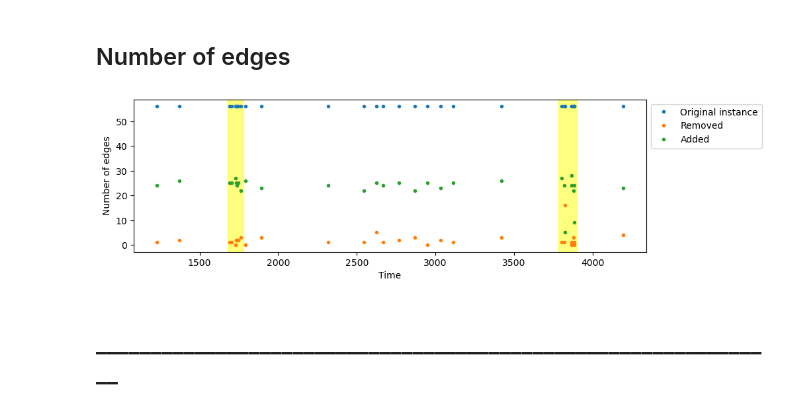
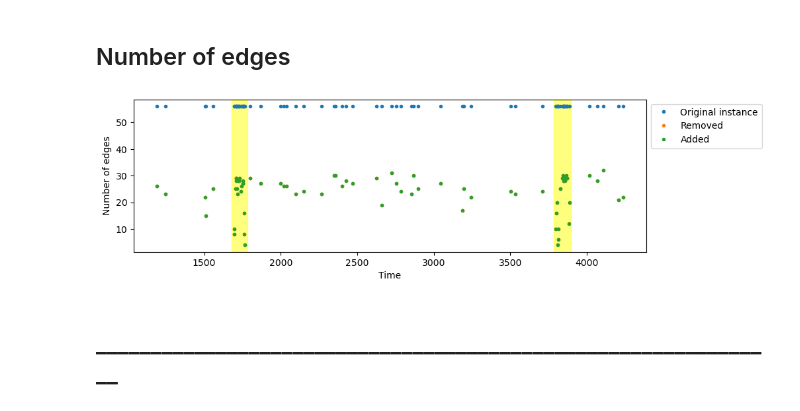
Before and after one commit to MartinaZan/CORTEX, a Jupyter notebook: 4 - plot results.ipynb, the cells around one changed output. Saved outputs shown, nothing was run; the diff lists cells and outputs as text; code cells hidden in the pictures.

```diff
--- a/4 - plot results.ipynb
+++ b/4 - plot results.ipynb
@@ -10,4 +12,4 @@ from utils_martina.my_utils import *
 # %%
-index_evaluator = 2
+index_evaluator = 1
 # %%
 # Set patient and record
@@ -200,33 +219,36 @@ def get_number_edges(evaluator):
 
         # Difference between adjacency matrices
         A_diff = g1.data - g2.data
         edges_added = nx.from_numpy_array(A_diff == -1)
         edges_removed = nx.from_numpy_array(A_diff == 1)
 
         result.append({ 'id': g1.id, 'patient_record': f"{g1.patient_id}_{g1.record_id}", 'original': G_orig.number_of_edges(), 'added': edges_added.number_of_edges(), 'removed': edges_removed.number_of_edges() })
 
     return result
 
-def plot_number_edges(evaluator, times_test):
+def plot_and_number_edges(evaluator, times_test):
     a = get_number_edges(evaluator)
     a = [entry for entry in a if entry['patient_record'] == f"{patient_id}_{record_id}"]
 
     original = [entry['original'] for entry in a]
     added = [entry['added'] for entry in a]
     removed = [entry['removed'] for entry in a]
 
     fig, ax = plt.subplots(1,figsize=(10,3))
     ax.plot(times_test, original, label='Original instance', marker='.', linestyle='')
     ax.plot(times_test, removed, label='Removed', marker='.', linestyle='')
     ax.plot(times_test, added, label='Added', marker='.', linestyle='')
 
     add_seizure_shading(ax, seizure_starts, seizure_ends)
 
     ax.set_xlabel('Time')
     ax.set_ylabel('Number of edges')
     ax.legend(loc='upper left', bbox_to_anchor=(1, 1))
+    plt.savefig(f"{output_path}{file_name.split('-')[0]}-{patient_id}_{record_id}_{(eval_manager._evaluators[index_evaluator]._explainer.name).split('-')[0]}_EDGES.png", dpi=300)
     plt.show()
 
-plot_number_edges(eval_manager._evaluators[index_evaluator], times_test)
+    return [r + a for r, a in zip(removed, added)]
+
+modified_edges = plot_and_number_edges(eval_manager._evaluators[index_evaluator], times_test)
 # %% [output]
-[figure, old version]
+[figure, new version]
```
Also changed, not shown: parts of 13 cells of this notebook, 19 other files.
